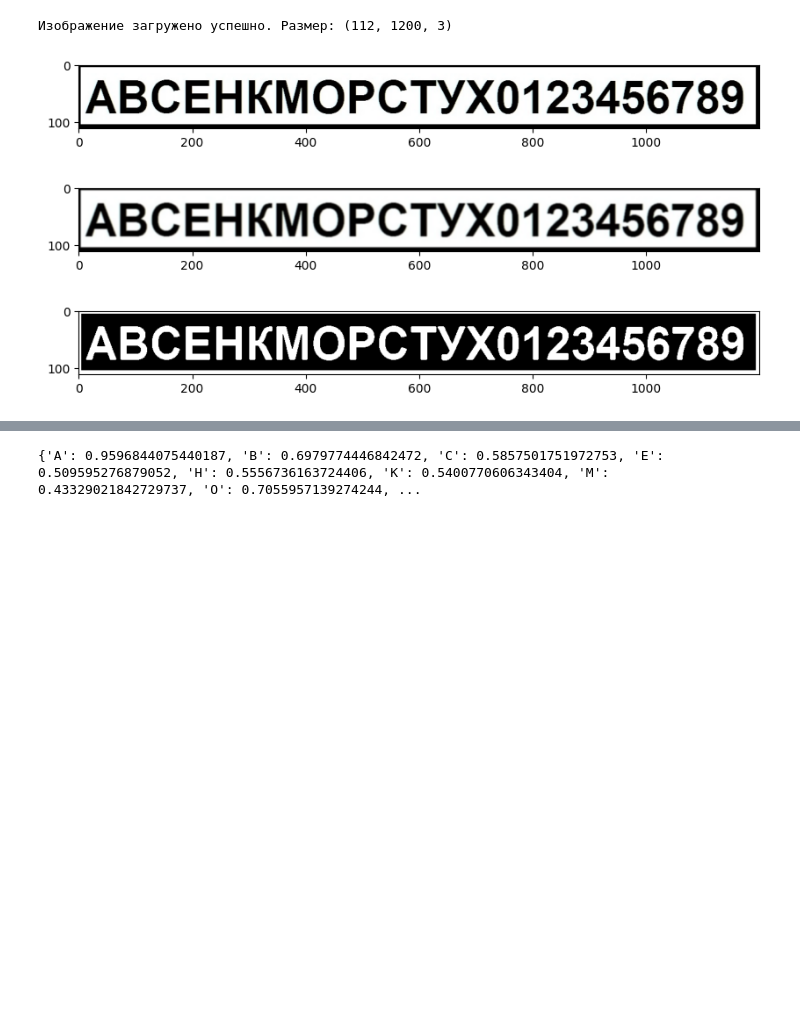
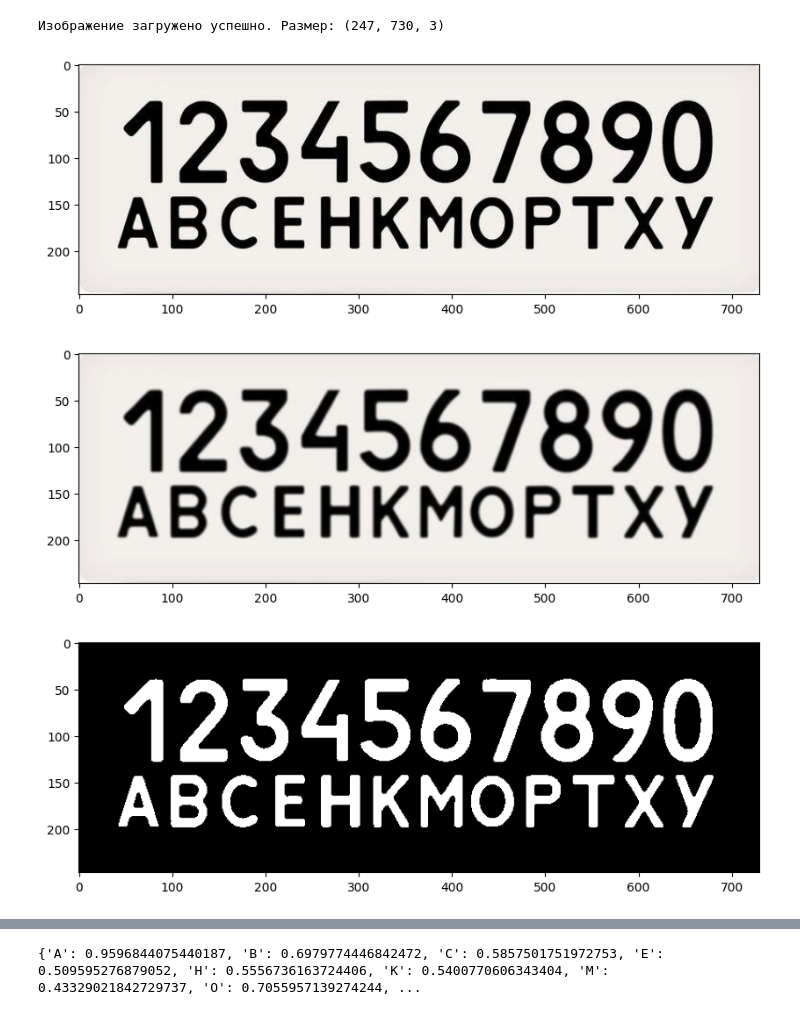
Before and after one commit to ZOaZOaZoa/MAODI, a Jupyter notebook: ЛР4/main.ipynb, the cells around one changed output, grey strips where cells are left out. Saved outputs shown, nothing was run; the diff lists cells and outputs as text; code cells hidden in the pictures; blank space fills up the shorter version.

```diff
--- a/ЛР4/main.ipynb
+++ b/ЛР4/main.ipynb
@@ -22,38 +22,38 @@ def imshow_grayscale(img):
 
 # Проверяем существование файла
 picture_files_path = './jpg/'
-file1 = picture_files_path + 'dict__.jpg'
+file1 = picture_files_path + 'dict__2.jpg'
 
 def read_binarize(file, show_additional_steps=True):
     dict_img = cv.imread(file)
 
     if dict_img is None:
         print("Ошибка загрузки изображения")
     else:
         print(f"Изображение загружено успешно. Размер: {dict_img.shape}")
         imshow_rgb(dict_img)
 
 
     if show_additional_steps:
         blurred = cv.GaussianBlur(dict_img, (5, 5), 0)
         cv.GaussianBlur(dict_img, (5,5), 0)
         imshow_rgb(blurred)
 
     dict_hsv = cv.blur(dict_img, (2, 2))
     dict_hsv = cv.cvtColor(dict_hsv, cv.COLOR_BGR2HSV)
     dict_mask = cv.inRange(dict_hsv, (0, 0, 0), (255, 255, 141))
 
     imshow_grayscale(dict_mask)
 
     contours, hierarchy = cv.findContours(dict_mask, mode=cv.RETR_TREE, method=cv.CHAIN_APPROX_NONE)
     return dict_img, dict_mask, contours, hierarchy
 
 dict_img, dict_mask, contours, hierarchy = read_binarize(file1)
 # %% [output]
-Изображение загружено успешно. Размер: (112, 1200, 3)
+Изображение загружено успешно. Размер: (247, 730, 3)
-[figure, old version]
+[figure, new version]
-[figure, old version]
+[figure, new version]
-[figure, old version]
+[figure, new version]
 # %%
 
 def show_img_with_contours(dict_img, contours):
```
Also changed, not shown: parts of 4 cells of this notebook, 33 other files.
